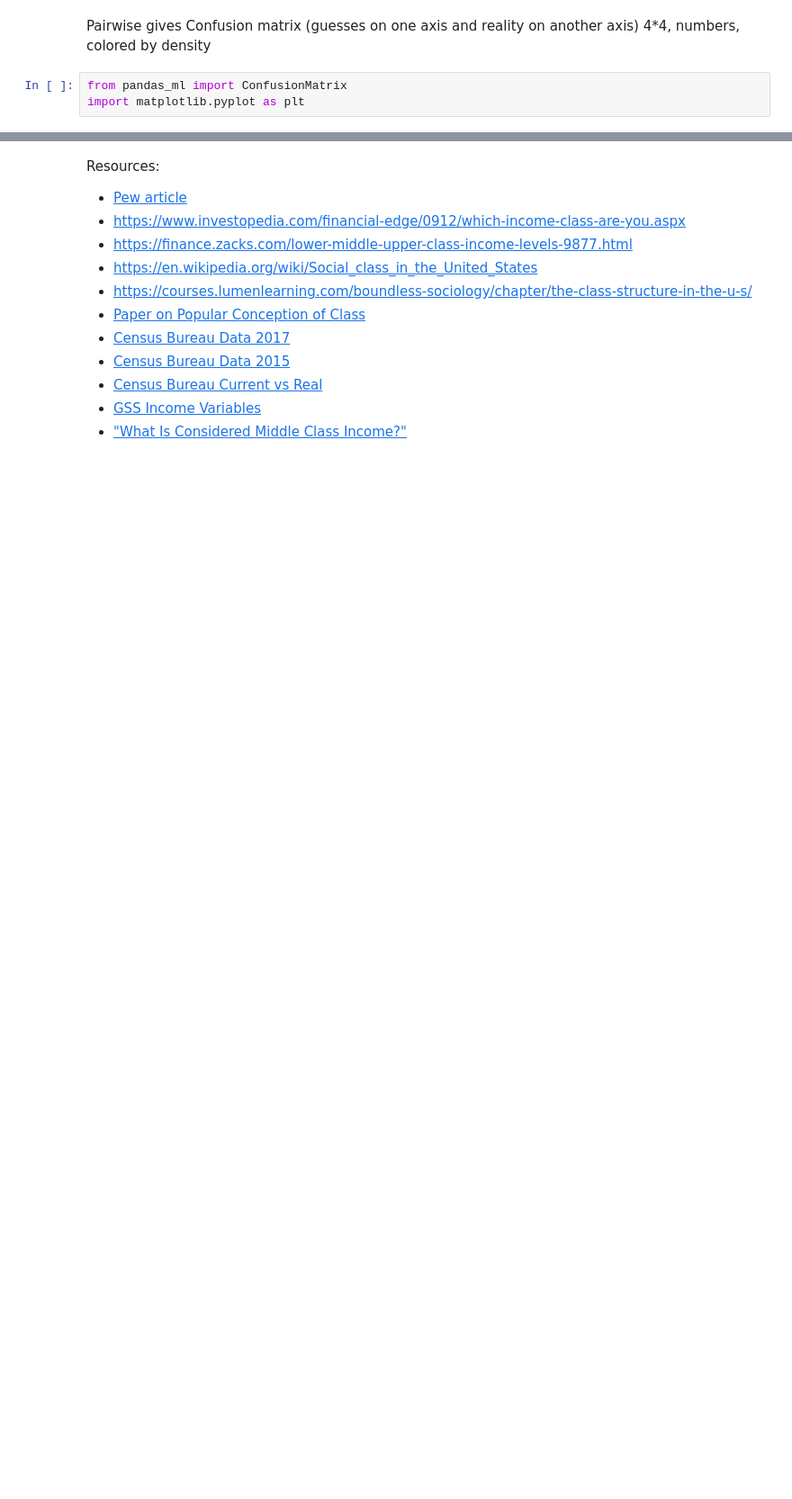
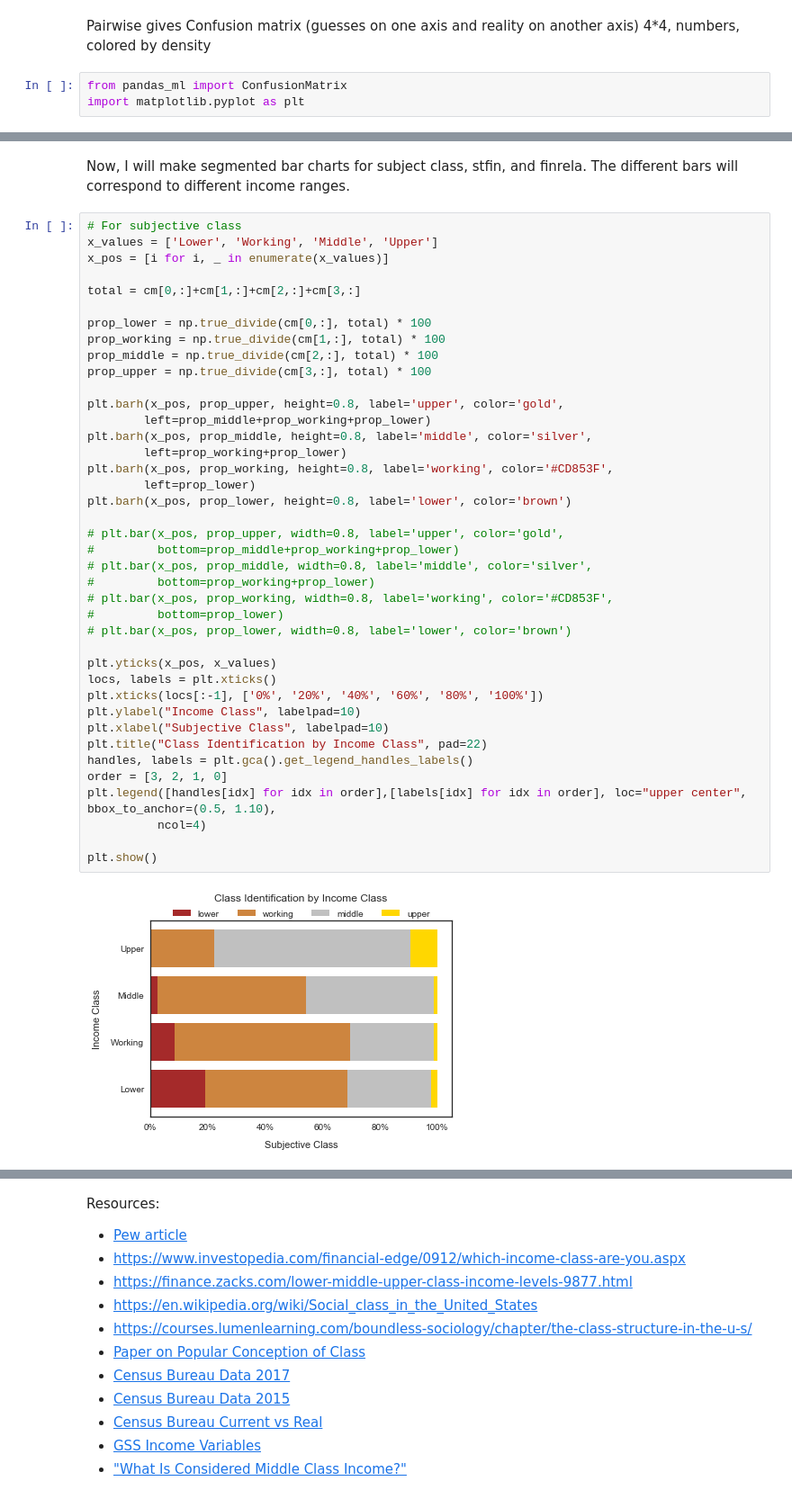
Before and after one commit to coverney/ThinkStats2, a Jupyter notebook: project1/Project1Playground.ipynb, the cells around one changed output, grey strips where cells are left out. Shown at 90% size. Saved outputs shown, nothing was run; the diff lists cells and outputs as text; blank space fills up the shorter version.

```diff
--- a/project1/Project1Playground.ipynb
+++ b/project1/Project1Playground.ipynb
@@ -270,0 +376,44 @@ Delve into variables and confusion matrix.
+# %% [markdown]
+Now, I will make segmented bar charts for subject class, stfin, and finrela. The different bars will correspond to different income ranges.
+# %%
+# For subjective class
+x_values = ['Lower', 'Working', 'Middle', 'Upper']
+x_pos = [i for i, _ in enumerate(x_values)]
+
+total = cm[0,:]+cm[1,:]+cm[2,:]+cm[3,:]
+
+prop_lower = np.true_divide(cm[0,:], total) * 100
+prop_working = np.true_divide(cm[1,:], total) * 100
+prop_middle = np.true_divide(cm[2,:], total) * 100
+prop_upper = np.true_divide(cm[3,:], total) * 100
+
+plt.barh(x_pos, prop_upper, height=0.8, label='upper', color='gold',
+        left=prop_middle+prop_working+prop_lower)
+plt.barh(x_pos, prop_middle, height=0.8, label='middle', color='silver',
+        left=prop_working+prop_lower)
+plt.barh(x_pos, prop_working, height=0.8, label='working', color='#CD853F',
+        left=prop_lower)
+plt.barh(x_pos, prop_lower, height=0.8, label='lower', color='brown')
+
+# plt.bar(x_pos, prop_upper, width=0.8, label='upper', color='gold',
+#         bottom=prop_middle+prop_working+prop_lower)
+# plt.bar(x_pos, prop_middle, width=0.8, label='middle', color='silver',
+#         bottom=prop_working+prop_lower)
+# plt.bar(x_pos, prop_working, width=0.8, label='working', color='#CD853F',
+#         bottom=prop_lower)
+# plt.bar(x_pos, prop_lower, width=0.8, label='lower', color='brown')
+
+plt.yticks(x_pos, x_values)
+locs, labels = plt.xticks()
+plt.xticks(locs[:-1], ['0%', '20%', '40%', '60%', '80%', '100%'])
+plt.ylabel("Income Class", labelpad=10)
+plt.xlabel("Subjective Class", labelpad=10)
+plt.title("Class Identification by Income Class", pad=22)
+handles, labels = plt.gca().get_legend_handles_labels()
+order = [3, 2, 1, 0]
+plt.legend([handles[idx] for idx in order],[labels[idx] for idx in order], loc="upper center", bbox_to_anchor=(0.5, 1.10),
+          ncol=4)
+
+plt.show()
+# %% [output]
+[figure, added]
```
Also changed, not shown: parts of 20 cells of this notebook.
